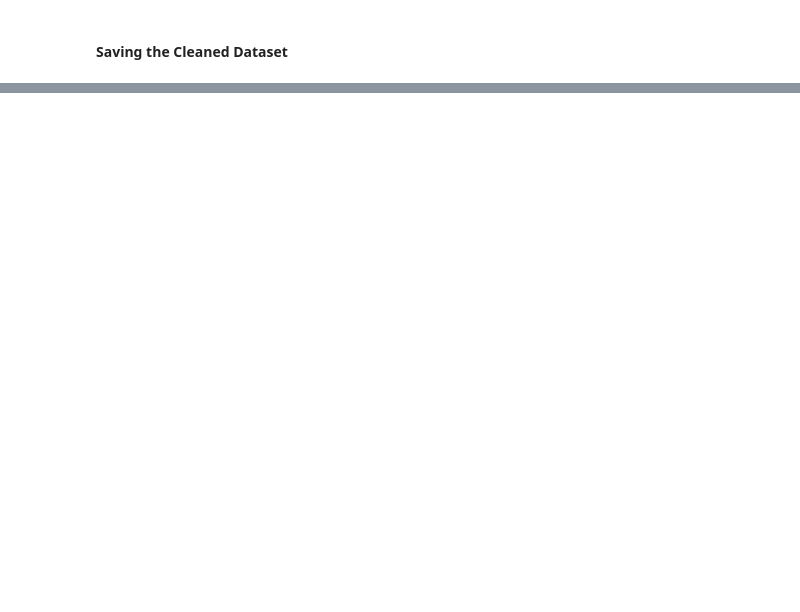
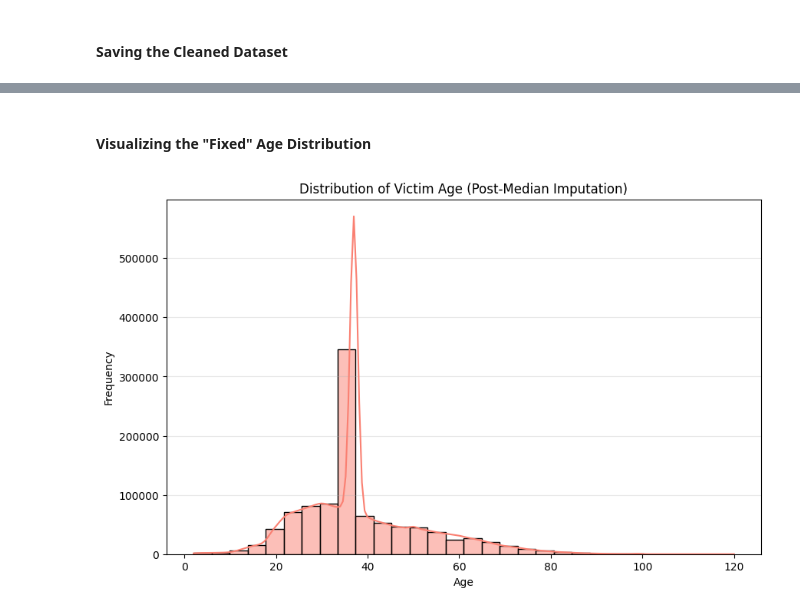
Before and after one commit to Arya1912/Capstone-LAPDCrimeData, a Jupyter notebook: CodeCrimeData.ipynb, the cells around one changed output, grey strips where cells are left out. Cells and saved outputs as stored; diff of their text form; code cells hidden in the pictures; blank space fills up the shorter version.

```diff
--- a/CodeCrimeData.ipynb
+++ b/CodeCrimeData.ipynb
@@ -144,3 +153,20 @@ Passing `palette` without assigning `hue` is deprecated and will be removed in v
+# %%
+# Calculate the median age excluding the 0s
+median_age = df[df['Vict Age'] > 0]['Vict Age'].median()
+
+# Replace 0 or negative ages with the median
+df['Vict Age'] = df['Vict Age'].apply(lambda x: median_age if x <= 0 else x)
+# %%
+# Create a flag for missing GPS data
+df['is_gps_missing'] = ((df['LAT'] == 0) & (df['LON'] == 0)).astype(int)
+
+# Optional: Replace 0,0 with the center of Los Angeles so it doesn't break clustering
+# LA Center approx: 34.0522, -118.2437
+df.loc[df['is_gps_missing'] == 1, 'LAT'] = 34.0522
+df.loc[df['is_gps_missing'] == 1, 'LON'] = -118.2437
+# %%
+df['Weapon Desc'] = df['Weapon Desc'].fillna('UNKNOWN')
+df['Premis Desc'] = df['Premis Desc'].fillna('UNKNOWN')
 # %%
 import os
 
@@ -157 +186,16 @@ Cleaned data successfully saved to: ../data/NEW/cleaned_crime_data.csv
 Final Row Count: 1004991
+# %% [markdown]
+#### Visualizing the "Fixed" Age Distribution
+# %%
+import matplotlib.pyplot as plt
+import seaborn as sns
+
+plt.figure(figsize=(10, 6))
+sns.histplot(df['Vict Age'], bins=30, kde=True, color='salmon')
+plt.title('Distribution of Victim Age (Post-Median Imputation)')
+plt.xlabel('Age')
+plt.ylabel('Frequency')
+plt.grid(axis='y', alpha=0.3)
+plt.show()
+# %% [output]
+[figure, added]
```
Also changed, not shown: parts of 12 cells of this notebook.
